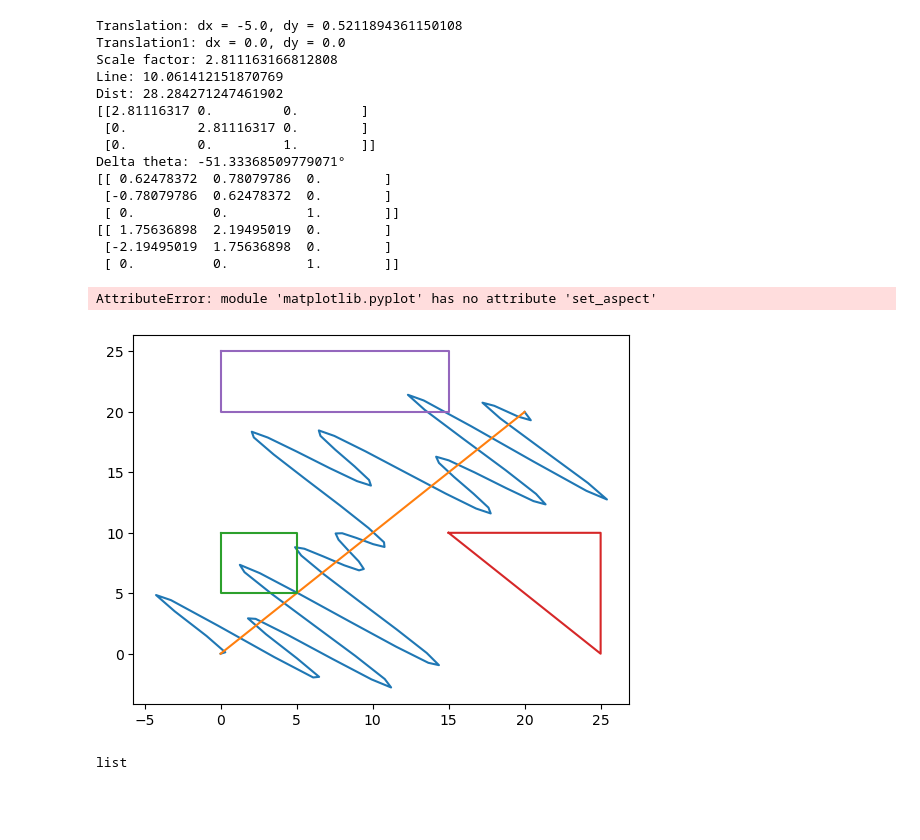
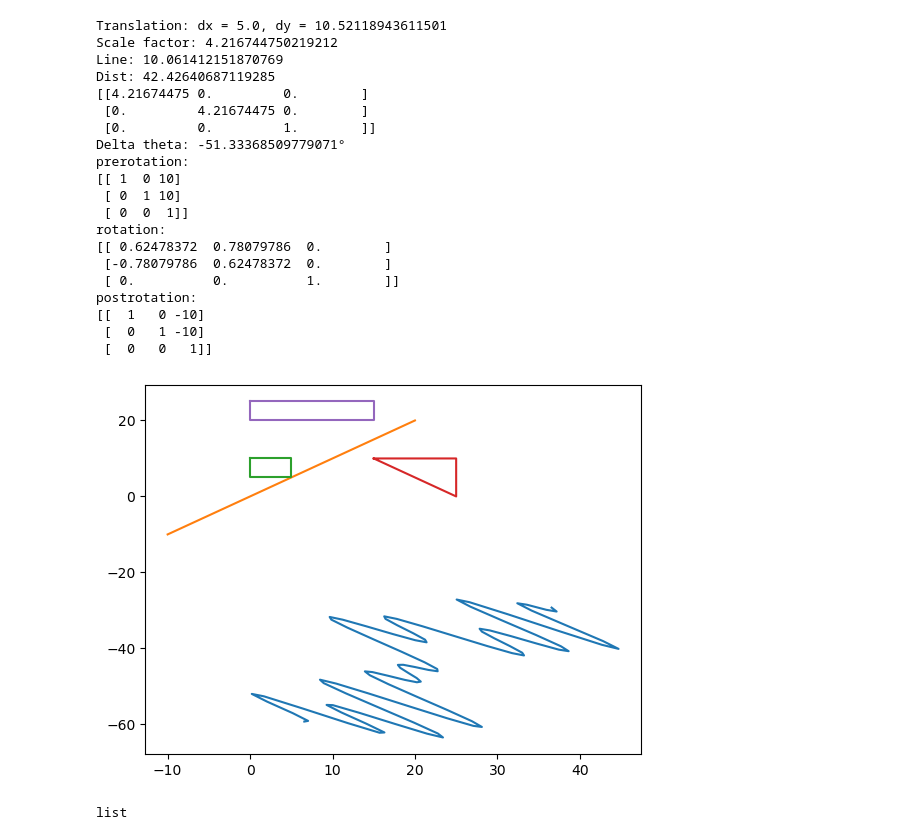
Before and after one commit to andre-kotze/gp-trajec, a Jupyter notebook: transform_func.ipynb, the cells around one changed output. Saved outputs shown, nothing was run; the diff lists cells and outputs as text; code cells hidden in the pictures; blank space fills up the shorter version.

```diff
--- a/transform_func.ipynb
+++ b/transform_func.ipynb
@@ -142,46 +124,50 @@ Rotational relationship: -62.212190767242106°
 x = np.linspace(-5,5,100)
 
 # the function, which is y = x^3 here
 #y = x**3 + np.sin(x)**2 - np.exp(x)
 y = 2*x + 1
 y = np.sin(x) + 0.8*np.sin(4*x) + np.cos(x) + 0.6*np.sin(2*x) + np.sin(x**2) - 1.2*np.cos(6*x)
 # note: coefficients directly affect amplitudes
 #       factors in argument directly affect wavelength
 #  !! "invalid value encountered in power" when using fractional exponents !!!
 
 z = np.ones(100)
 
 # Point A and B
-pA = np.array([0,0])
+pA = np.array([-10,-10])
 pB = np.array([20,20])
 a, b = [pA[0],pB[0]],[pA[1],pB[1]]
 
 line = np.column_stack((x,y))
-t_line = transform(line, [pA,pB])
+t_line = transform_2d(line, [pA,pB], True)
 t_line = np.array(t_line)
 plt.plot(t_line[:,0],t_line[:,1])
 plt.plot(a,b)
 for barrier in barriers:
     plt.plot(*barrier.exterior.xy)
 plt.show()
 # %% [output]
-Translation: dx = -5.0, dy = 0.5211894361150108
-Translation1: dx = 0.0, dy = 0.0
-Scale factor: 2.811163166812808
+Translation: dx = 5.0, dy = 10.52118943611501
+Scale factor: 4.216744750219212
 Line: 10.061412151870769
-Dist: 28.284271247461902
-[[2.81116317 0.         0.        ]
- [0.         2.81116317 0.        ]
+Dist: 42.42640687119285
+[[4.21674475 0.         0.        ]
+ [0.         4.21674475 0.        ]
  [0.         0.         1.        ]]
 Delta theta: -51.33368509779071°
+prerotation:
+[[ 1  0 10]
+ [ 0  1 10]
+ [ 0  0  1]]
+rotation:
 [[ 0.62478372  0.78079786  0.        ]
  [-0.78079786  0.62478372  0.        ]
  [ 0.          0.          1.        ]]
-[[ 1.75636898  2.19495019  0.        ]
- [-2.19495019  1.75636898  0.        ]
- [ 0.          0.          1.        ]]
+postrotation:
+[[  1   0 -10]
+ [  0   1 -10]
+ [  0   0   1]]
-AttributeError: module 'matplotlib.pyplot' has no attribute 'set_aspect'
-[figure, old version]
+[figure, new version]
 # %%
 type(t_line)
 # %% [output]
```
Also changed, not shown: parts of 2 cells of this notebook, 14 other files.
